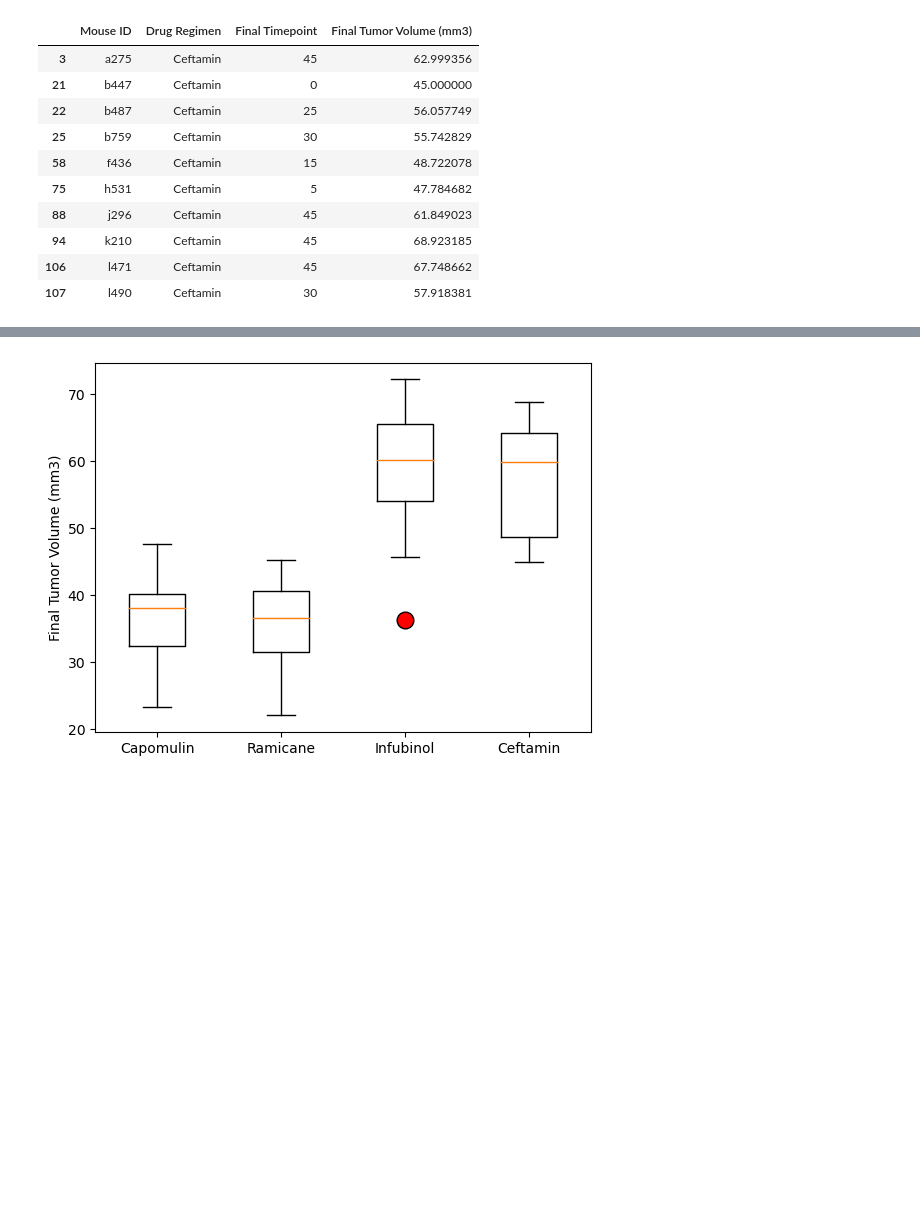
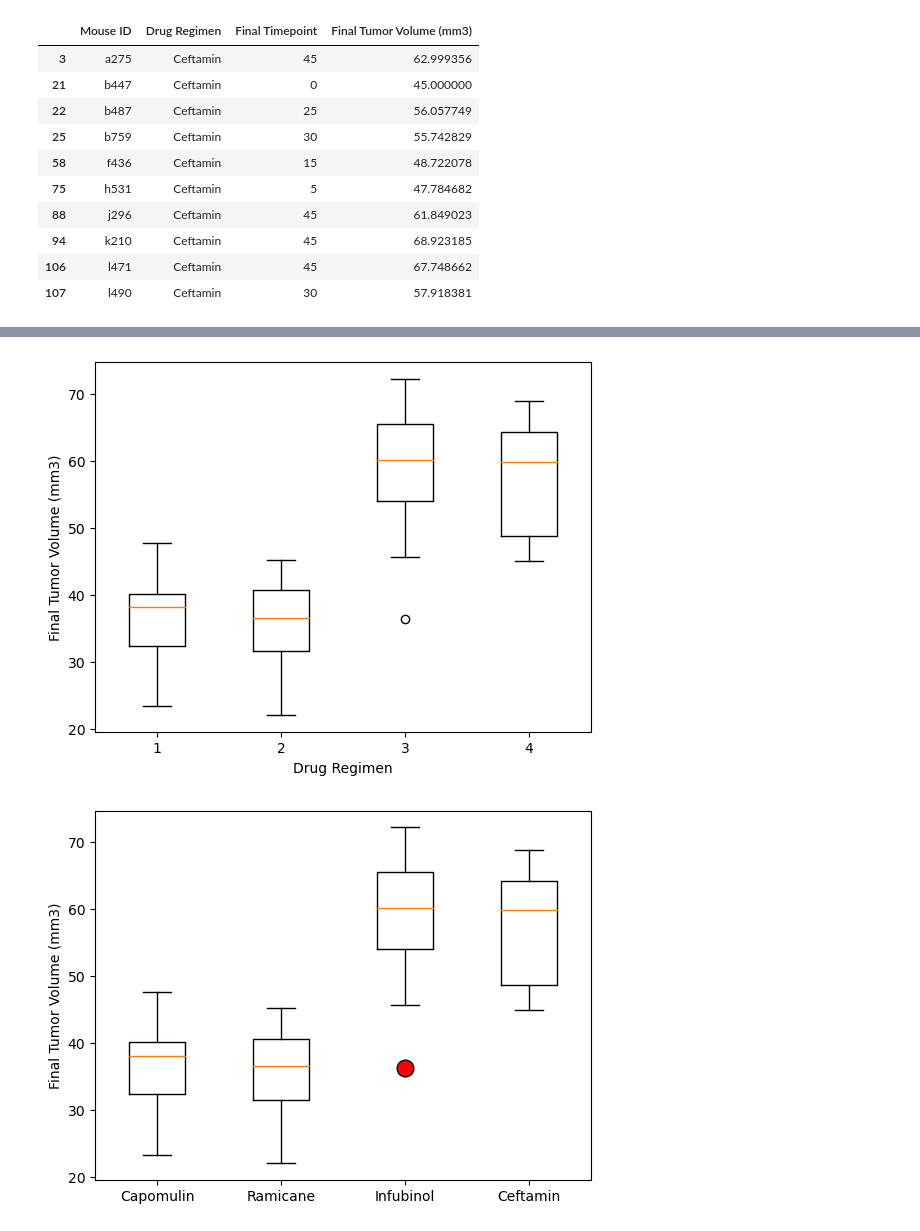
Before and after one commit to Olufemi-Olarewaju/Pymaceuticals, a Jupyter notebook: pymaceuticals_starter.ipynb, the cells around one changed output, grey strips where cells are left out. Saved outputs shown, nothing was run; the diff lists cells and outputs as text; code cells hidden in the pictures; blank space fills up the shorter version.

```diff
--- a/pymaceuticals_starter.ipynb
+++ b/pymaceuticals_starter.ipynb
@@ -378,3 +357,19 @@ Ceftamin's potential outliers: Series([], Name: Tumor Volume (mm3), dtype: float
+# %%
+# Put treatments into a list for for loop (and later for plot labels)
+capomulin_tumor_vol = capomulin_df["Final Tumor Volume (mm3)"]
+ramicane_tumor_vol = ramicane_df["Final Tumor Volume (mm3)"]
+infubinol_tumor_vol = infubinol_df["Final Tumor Volume (mm3)"]
+ceftamin_tumor_vol = ceftamin_df["Final Tumor Volume (mm3)"]
+
+treatments_list = [capomulin_tumor_vol, ramicane_tumor_vol, infubinol_tumor_vol, ceftamin_tumor_vol]
+
+fig, ax1 = plt.subplots()
+ax1.boxplot(treatments_list)
+ax1.set_ylabel("Final Tumor Volume (mm3)")
+ax1.set_xlabel("Drug Regimen")
+plt.show()
+# %% [output]
+[figure, added]
 # %%
 # Generate a box plot that shows the distrubution of the tumor volume for each treatment group.
 # %% [output]
```
Also changed, not shown: parts of 1 cell of this notebook.
